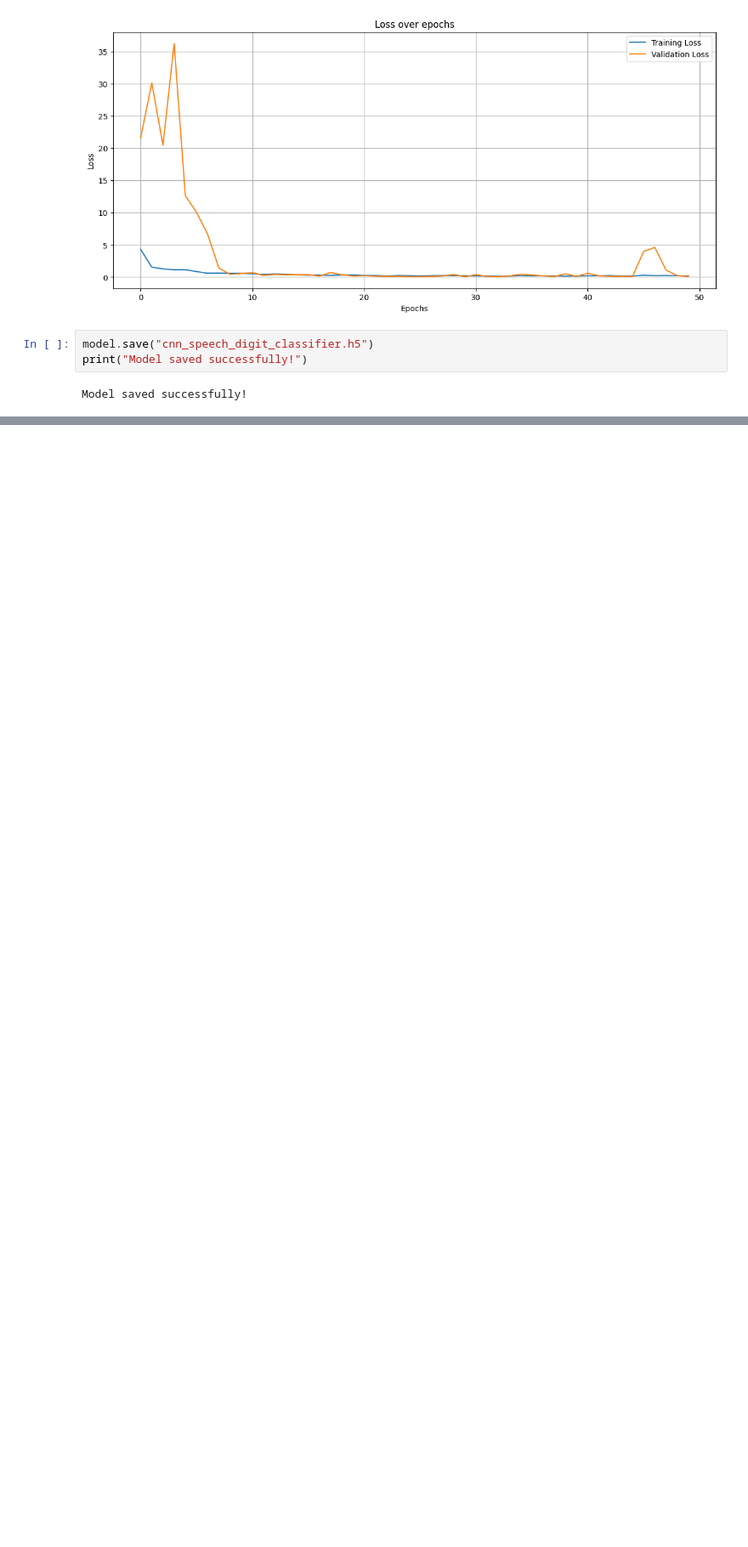
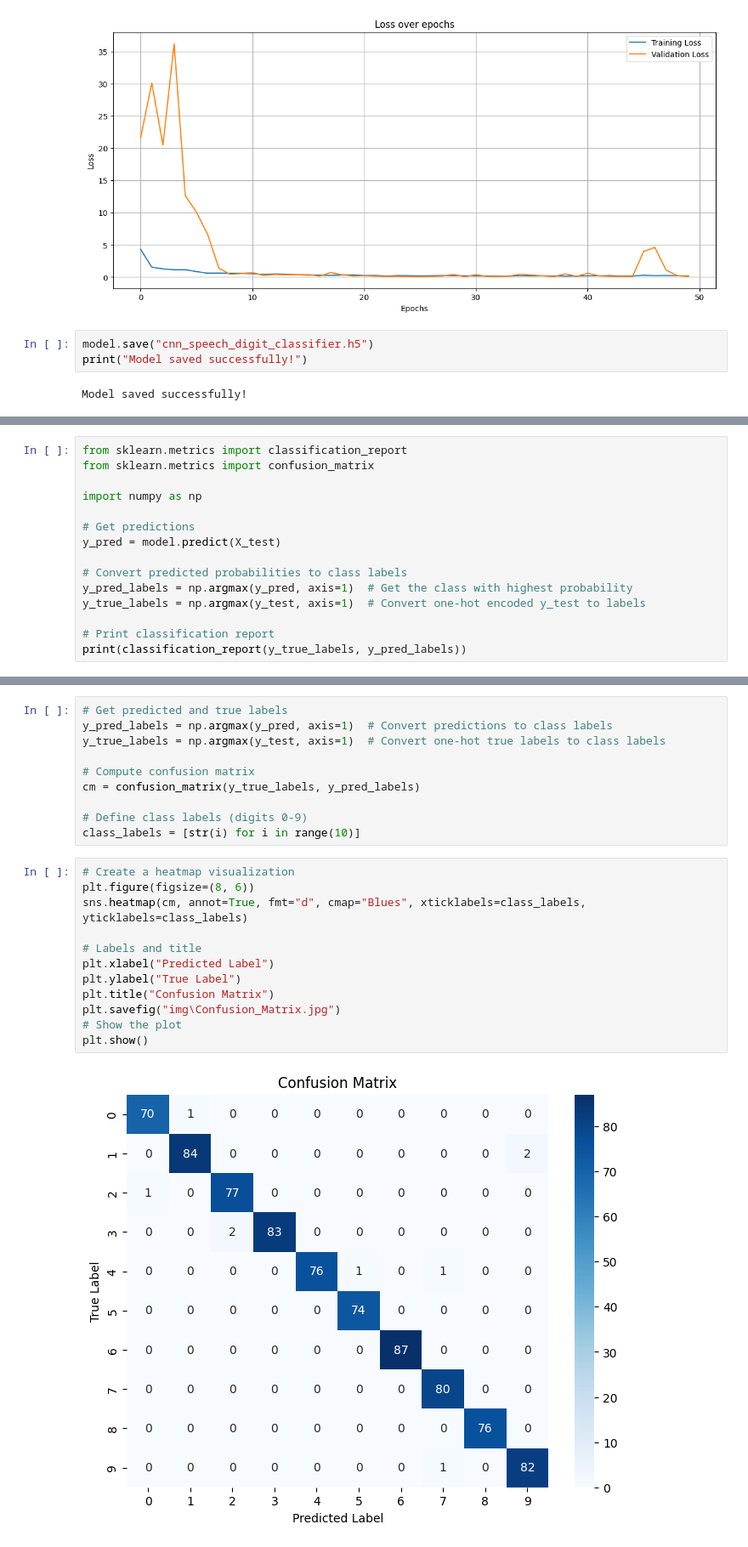
Before and after one commit to taha-kms/Speech-Digit-Classification, a Jupyter notebook: main.ipynb, the cells around one changed output, grey strips where cells are left out. Shown at 85% size. Saved outputs shown, nothing was run; the diff lists cells and outputs as text; blank space fills up the shorter version.

Commit message:
evaluate the model

```diff
--- a/main.ipynb
+++ b/main.ipynb
@@ -349,0 +352,15 @@ Model saved successfully!
+# %%
+from sklearn.metrics import classification_report
+from sklearn.metrics import confusion_matrix
+
+import numpy as np
+
+# Get predictions
+y_pred = model.predict(X_test)
+
+# Convert predicted probabilities to class labels
+y_pred_labels = np.argmax(y_pred, axis=1)  # Get the class with highest probability
+y_true_labels = np.argmax(y_test, axis=1)  # Convert one-hot encoded y_test to labels
+
+# Print classification report
+print(classification_report(y_true_labels, y_pred_labels))
@@ -349,0 +385,24 @@ Model saved successfully!
+# %%
+# Get predicted and true labels
+y_pred_labels = np.argmax(y_pred, axis=1)  # Convert predictions to class labels
+y_true_labels = np.argmax(y_test, axis=1)  # Convert one-hot true labels to class labels
+
+# Compute confusion matrix
+cm = confusion_matrix(y_true_labels, y_pred_labels)
+
+# Define class labels (digits 0-9)
+class_labels = [str(i) for i in range(10)]
+# %%
+# Create a heatmap visualization
+plt.figure(figsize=(8, 6))
+sns.heatmap(cm, annot=True, fmt="d", cmap="Blues", xticklabels=class_labels, yticklabels=class_labels)
+
+# Labels and title
+plt.xlabel("Predicted Label")
+plt.ylabel("True Label")
+plt.title("Confusion Matrix")
+plt.savefig("img\Confusion_Matrix.jpg")
+# Show the plot
+plt.show()
+# %% [output]
+[figure, added]
```
Also changed, not shown: parts of 2 cells of this notebook, 1 other file.
